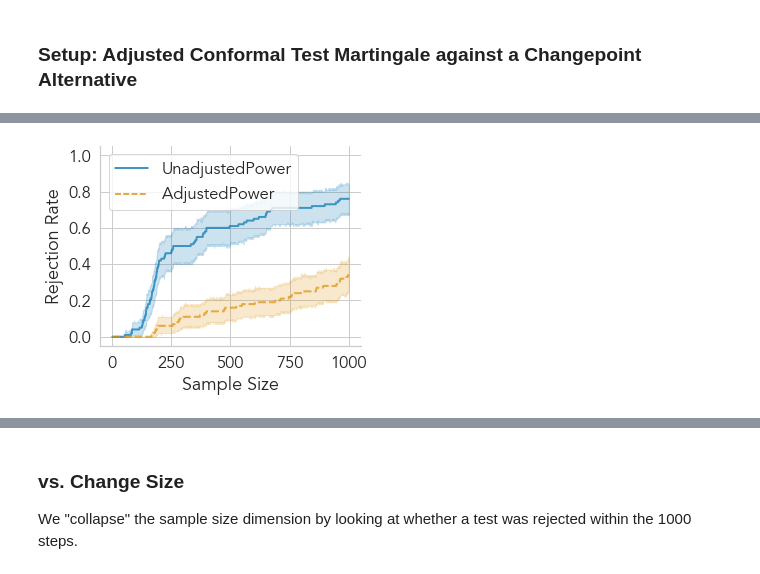
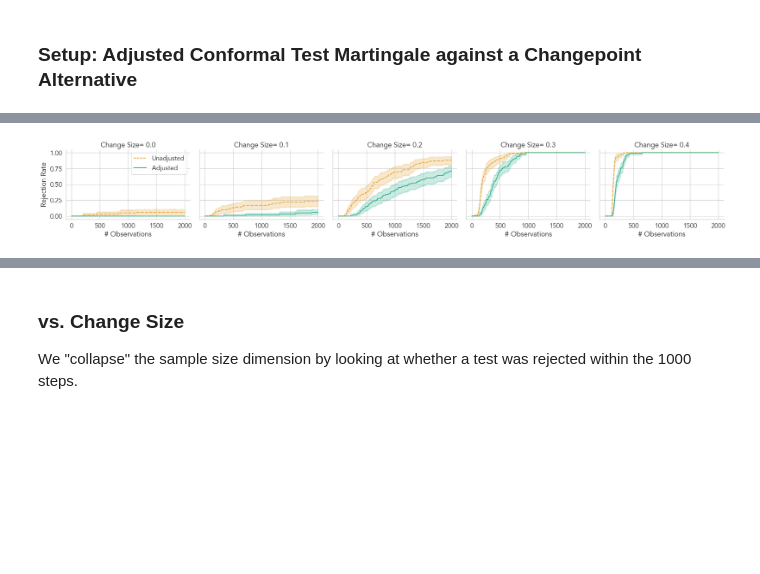
Before and after one commit to yjchoe/CombiningEvidenceAcrossFiltrations, a Jupyter notebook: nb_exchangeability_adjuster_power.ipynb, the cells around one changed output, grey strips where cells are left out. Saved outputs shown, nothing was run; the diff lists cells and outputs as text; code cells hidden in the pictures; blank space fills up the shorter version.

Commit message:
Add power analysis

```diff
--- a/nb_exchangeability_adjuster_power.ipynb
+++ b/nb_exchangeability_adjuster_power.ipynb
@@ -203,20 +198,26 @@ single_df
 fg = sns.relplot(
     x="Time",
     y="Unadjusted",
+    col="ChangeSize",
     kind="line",
     hue="RunID",
     aspect=1.25,
     height=4,
     linewidth=ec.PLOT_DEFAULT_KWARGS["linewidth"],
     alpha=ec.PLOT_DEFAULT_KWARGS["alpha"],
-    data=single_df.loc[single_df["RunID"] <= 50],
+    data=full_df.loc[full_df["RunID"] <= 20],
     legend=None,
 )
-fg.ax.set(
-    xlabel="Sample Size",
-    ylabel="E-Process (log-scale)",
-    yscale="log",
-)
-fg.ax.axhline(y=1, color="black", alpha=0.6, linestyle="dashed")
+for ax in fg.axes.flatten():
+    ax.set(
+        xlabel="# Observations",
+        ylabel="E-Process (log-scale)",
+        yscale="log",
+        ylim=(10 ** -3.5, 10 ** 17.5)
+    )
+    ax.axhline(y=1, color="black", alpha=0.6, linestyle="dashed")
+fg.tight_layout()
+fg.savefig(os.path.join(plots_dir, "EProcessesSample.pdf"), bbox_inches="tight")
+fg.savefig(os.path.join(plots_dir, "EProcessesSample.png"), dpi=350, bbox_inches="tight")
 None
 # %% [output]
@@ -226,33 +227,41 @@ None
 # %%
 # Power
-power_df = single_df.melt(
-    id_vars=["RunID", "Time"], value_vars=["UnadjustedPower", "AdjustedPower"],
+power_df = full_df.melt(
+    id_vars=["RunID", "Time", "ChangeSize"], value_vars=["UnadjustedPower", "AdjustedPower"],
     var_name="E-Process", value_name="Power")
-power_df["E-Process"].rename({"UnadjustedPower": "Unadjusted",
-                              "AdjustedPower": "Adjusted"}, inplace=True)
+power_df["E-Process"] = power_df["E-Process"].map(
+    {"UnadjustedPower": "Unadjusted", "AdjustedPower": "Adjusted"})
 fg = sns.relplot(
     x="Time",
     y="Power",
+    col="ChangeSize",
     hue="E-Process",
+    palette=ec.PLOT_DEFAULT_COLORS[1:3],  # remove first color
     style="E-Process",
+    style_order=["Adjusted", "Unadjusted"],
     kind="line",
     # markers=True,
     errorbar="ci",
     aspect=1.25,
     height=4,
     linewidth=ec.PLOT_DEFAULT_KWARGS["linewidth"],
     alpha=ec.PLOT_DEFAULT_KWARGS["alpha"],
     data=power_df,
     facet_kws=dict(legend_out=False),
 )
 fg._legend.set_title(None)
-fg.ax.set(
-    ylim=(-0.05, 1.05),
-    ylabel="Rejection Rate",
-    xlabel="Sample Size",
-)
+fg.set_titles("Change Size= {col_name}")
+for ax in fg.axes.flatten():
+    ax.set(
+        ylim=(-0.05, 1.05),
+        ylabel="Rejection Rate",
+        xlabel="# Observations",
+    )
+fg.tight_layout()
+fg.savefig(os.path.join(plots_dir, "PowerVsSampleSize.pdf"), bbox_inches="tight")
+fg.savefig(os.path.join(plots_dir, "PowerVsSampleSize.png"), dpi=350, bbox_inches="tight")
 None
 # %% [output]
-[figure, old version]
+[figure, new version]
 # %%
 # E-Power
```
Also changed, not shown: parts of 21 cells of this notebook, 19 other files.
